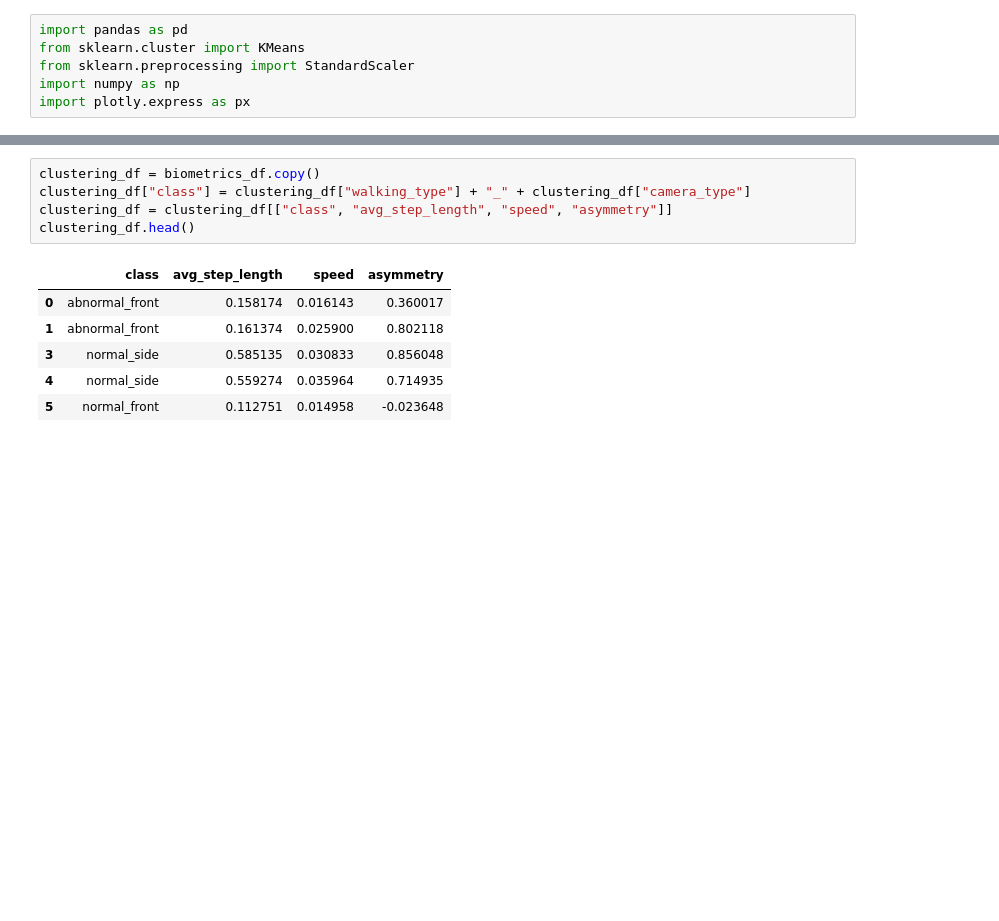
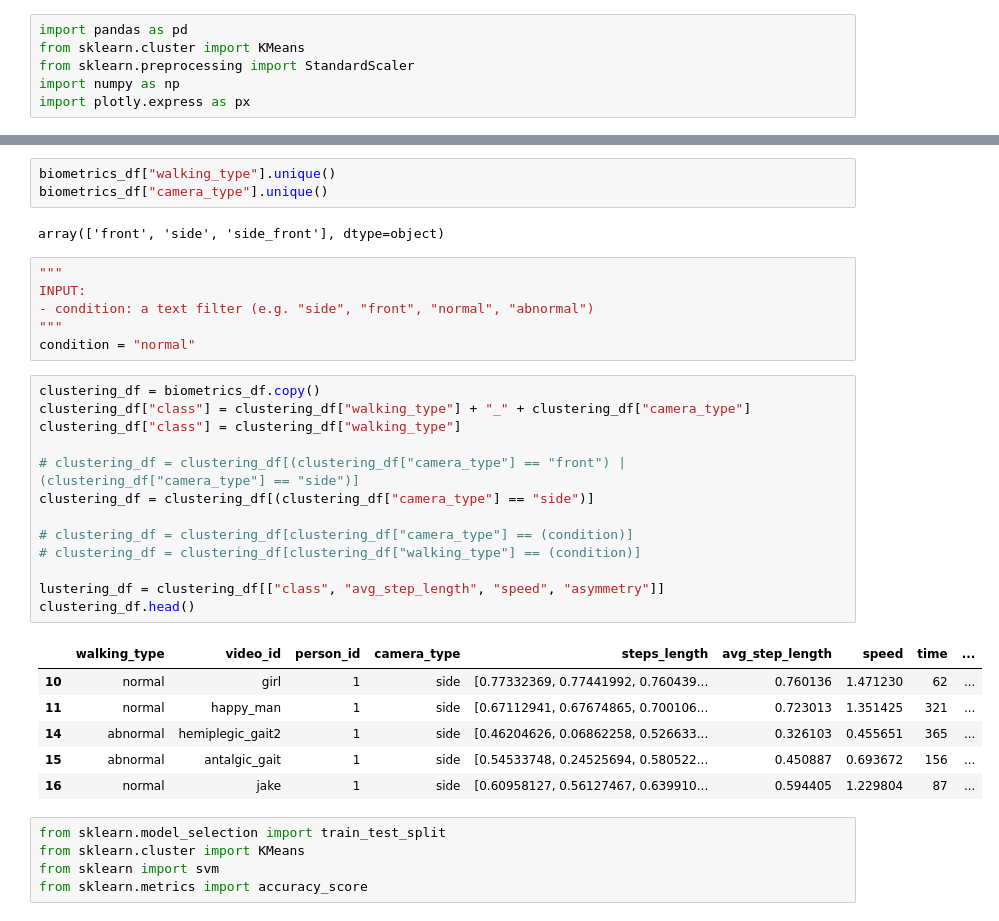
Before and after one commit to hrapek/Biomechanics, a Jupyter notebook: clustering.ipynb, the cells around one changed output, grey strips where cells are left out. Saved outputs shown, nothing was run; the diff lists cells and outputs as text; blank space fills up the shorter version.

```diff
--- a/clustering.ipynb
+++ b/clustering.ipynb
@@ -37,12 +38,36 @@ See the caveats in the documentation: https://pandas.pydata.org/pandas-docs/stab
+# %%
+biometrics_df["walking_type"].unique()
+biometrics_df["camera_type"].unique()
+# %% [output]
+array(['front', 'side', 'side_front'], dtype=object)
+# %%
+"""
+INPUT:
+- condition: a text filter (e.g. "side", "front", "normal", "abnormal")
+"""
+condition = "normal"
 # %%
 clustering_df = biometrics_df.copy()
 clustering_df["class"] = clustering_df["walking_type"] + "_" + clustering_df["camera_type"]
-clustering_df = clustering_df[["class", "avg_step_length", "speed", "asymmetry"]]
+clustering_df["class"] = clustering_df["walking_type"]
+
+# clustering_df = clustering_df[(clustering_df["camera_type"] == "front") | (clustering_df["camera_type"] == "side")]
+clustering_df = clustering_df[(clustering_df["camera_type"] == "side")]
+
+# clustering_df = clustering_df[clustering_df["camera_type"] == (condition)]
+# clustering_df = clustering_df[clustering_df["walking_type"] == (condition)]
+
+lustering_df = clustering_df[["class", "avg_step_length", "speed", "asymmetry"]]
 clustering_df.head()
 # %% [output]
-|  | class | avg_step_length | speed | asymmetry |
-| 0 | abnormal_front | 0.158174 | 0.016143 | 0.360017 |
-| 1 | abnormal_front | 0.161374 | 0.025900 | 0.802118 |
-| 3 | normal_side | 0.585135 | 0.030833 | 0.856048 |
-| 4 | normal_side | 0.559274 | 0.035964 | 0.714935 |
-| 5 | normal_front | 0.112751 | 0.014958 | -0.023648 |
+|  | walking_type | video_id | person_id | camera_type | steps_length | avg_step_length | speed | time | ... |
+| 10 | normal | girl | 1 | side | [0.77332369, 0.77441992, 0.760439... | 0.760136 | 1.471230 | 62 | ... |
+| 11 | normal | happy_man | 1 | side | [0.67112941, 0.67674865, 0.700106... | 0.723013 | 1.351425 | 321 | ... |
+| 14 | abnormal | hemiplegic_gait2 | 1 | side | [0.46204626, 0.06862258, 0.526633... | 0.326103 | 0.455651 | 365 | ... |
+| 15 | abnormal | antalgic_gait | 1 | side | [0.54533748, 0.24525694, 0.580522... | 0.450887 | 0.693672 | 156 | ... |
+| 16 | normal | jake | 1 | side | [0.60958127, 0.56127467, 0.639910... | 0.594405 | 1.229804 | 87 | ... |
+# %%
+from sklearn.model_selection import train_test_split
+from sklearn.cluster import KMeans
+from sklearn import svm
+from sklearn.metrics import accuracy_score
```
Also changed, not shown: parts of 24 cells of this notebook, 1 other file.
